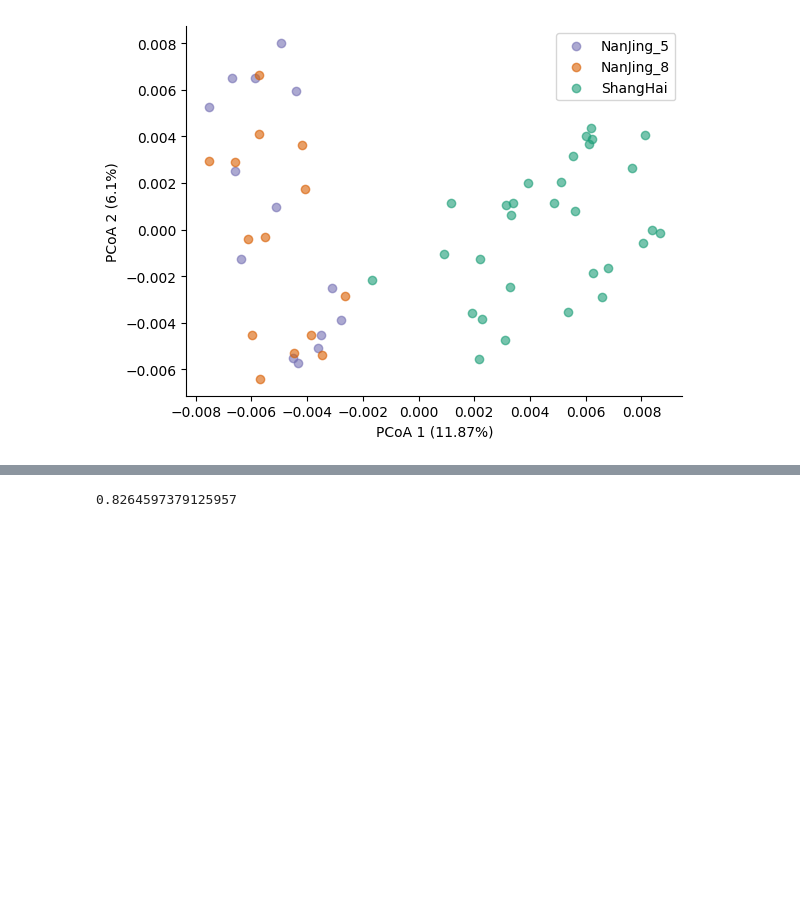
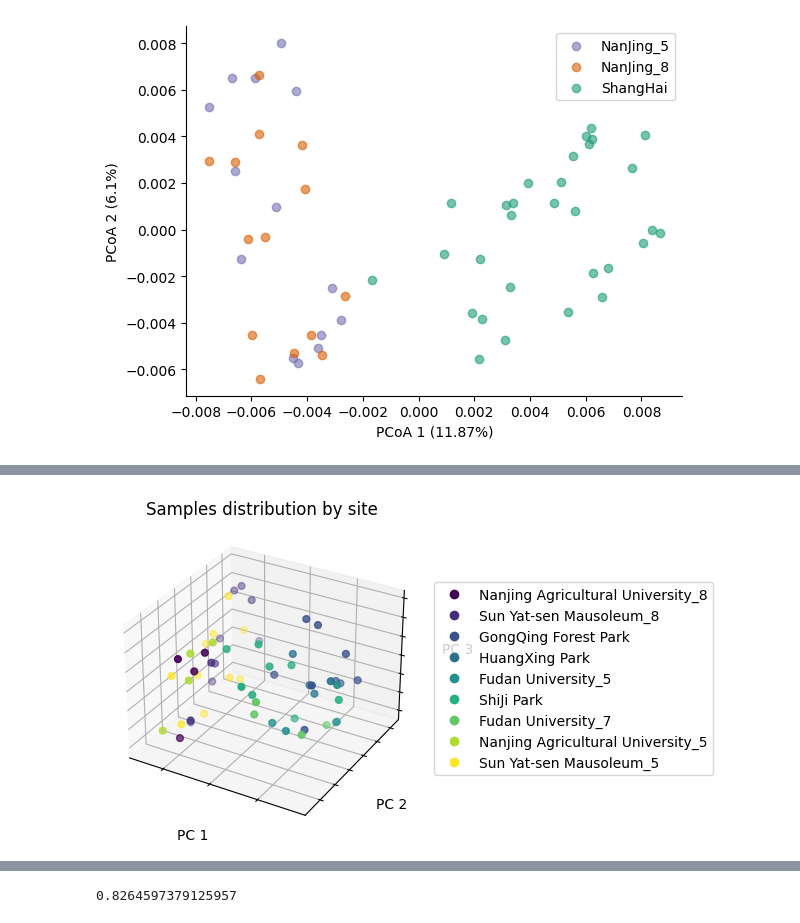
Before and after one commit to BigDataBiology/Duan2026_urban_soil, a Jupyter notebook: analysis/analysis.ipynb, the cells around one changed output, grey strips where cells are left out. Cells and saved outputs as stored; diff of their text form; code cells hidden in the pictures; blank space fills up the shorter version.

```diff
--- a/analysis/analysis.ipynb
+++ b/analysis/analysis.ipynb
@@ -1260,3 +1148,9 @@ ax.spines['right'].set_visible(False)
 ax.spines['top'].set_visible(False)
 # %% [output]
 [figure]
+# %%
+df = pd.read_csv(r'./pre-calculated_data/property.csv')
+metadata= pd.read_csv('./pre-calculated_data/nanopore.csv')
+merged = pd.merge(df, metadata, on='Sample')
+merged = merged.set_index('Original_sample_name')
+merged
@@ -1262,0 +1176,7 @@ ax.spines['top'].set_visible(False)
+# %%
+bc_pcoa.plot(merged,'Location',axis_labels=('PC 1', 'PC 2', 'PC 3'),
+             title='Samples distribution by site', s=24)
+plt.tight_layout()
+plt.show()
+# %% [output]
+[figure, added]
```
Also changed, not shown: parts of 30 cells of this notebook, 1 other file.
